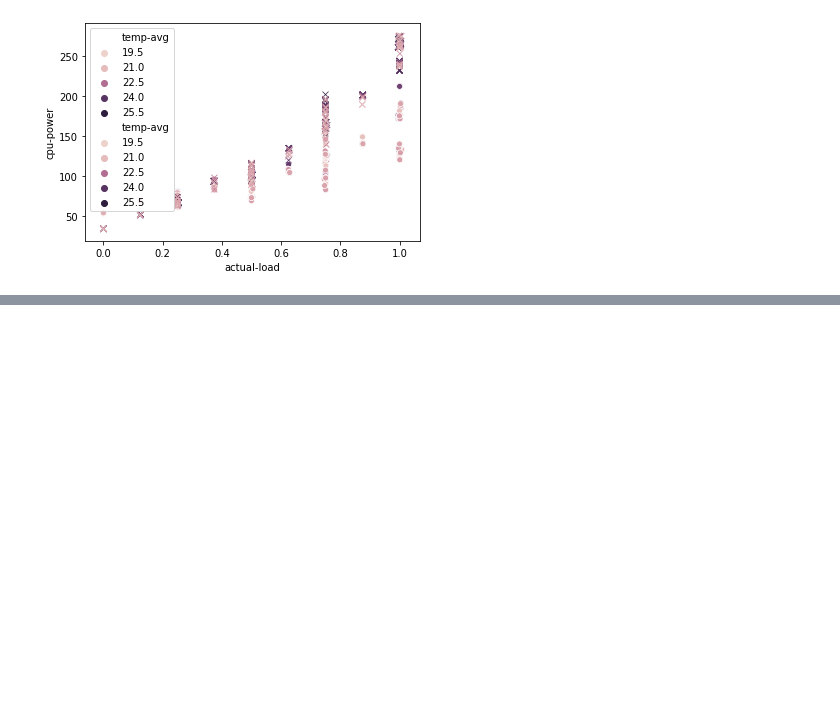
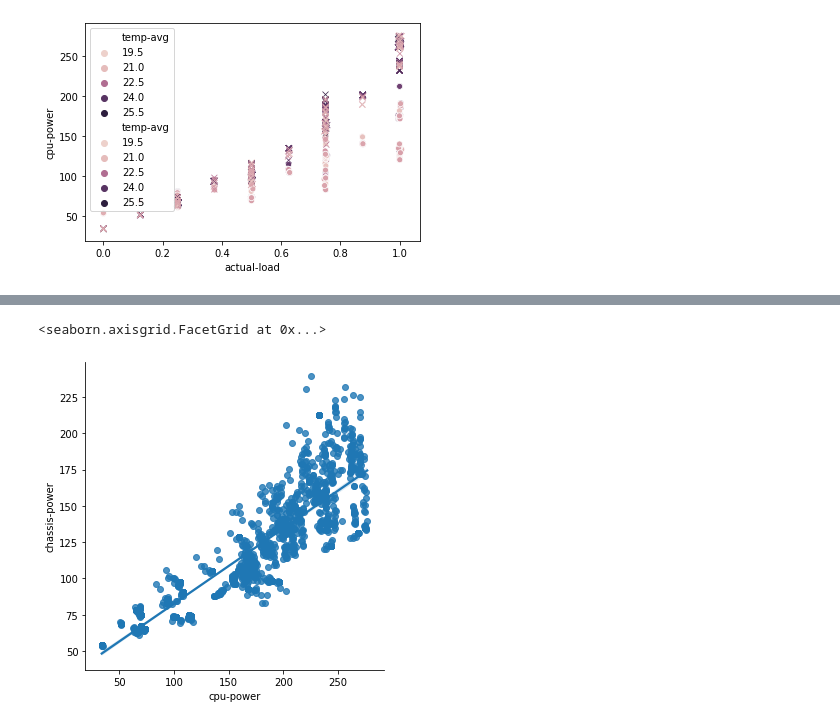
Before and after one commit to sjclement/sert-processing, a Jupyter notebook: Temperature_analysis.ipynb, the cells around one changed output, grey strips where cells are left out. Drawn from its saved outputs; the diff is of its cells as text; code cells hidden in the pictures; blank space fills up the shorter version.

```diff
--- a/Temperature_analysis.ipynb
+++ b/Temperature_analysis.ipynb
@@ -203,0 +215,10 @@ sns.lmplot(x='actual-load', y='value', hue='variable', data=plotdf, order=2)
+# %%
+cpu = sert_data[(sert_data['workload'] == 'CPU')| (sert_data['workload'] == 'Idle')]
+#cpu = cpu[cpu['bios'] == 'Efficiency']
+cpu = cpu[cpu['cpu'].str.contains('E5-2690 0')]
+
+
+sns.lmplot(x='cpu-power', y='chassis-power', data=cpu, order=1)
+# %% [output]
+<seaborn.axisgrid.FacetGrid at 0x...>
+[figure, added]
```
Also changed, not shown: parts of 2 cells of this notebook.
